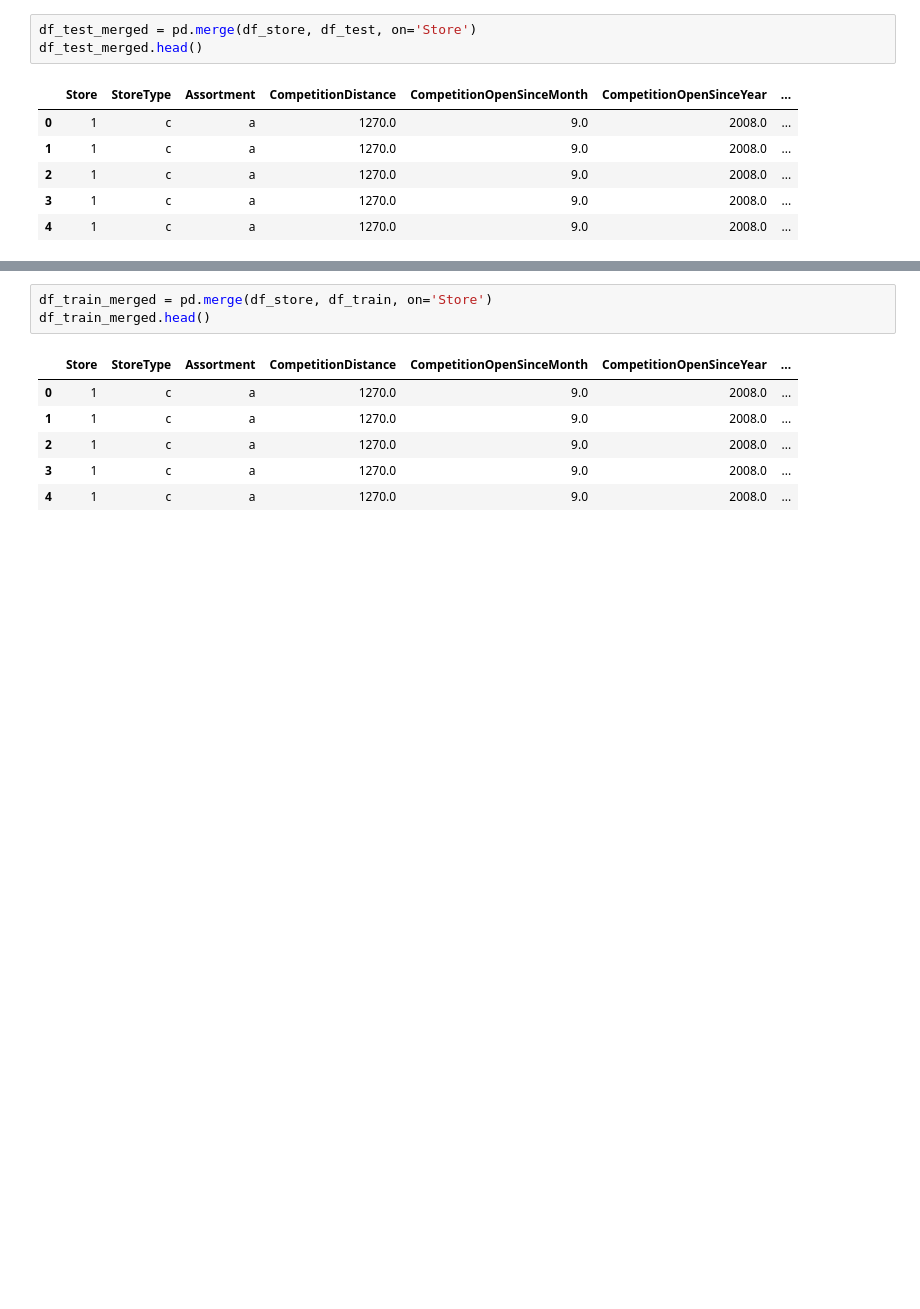
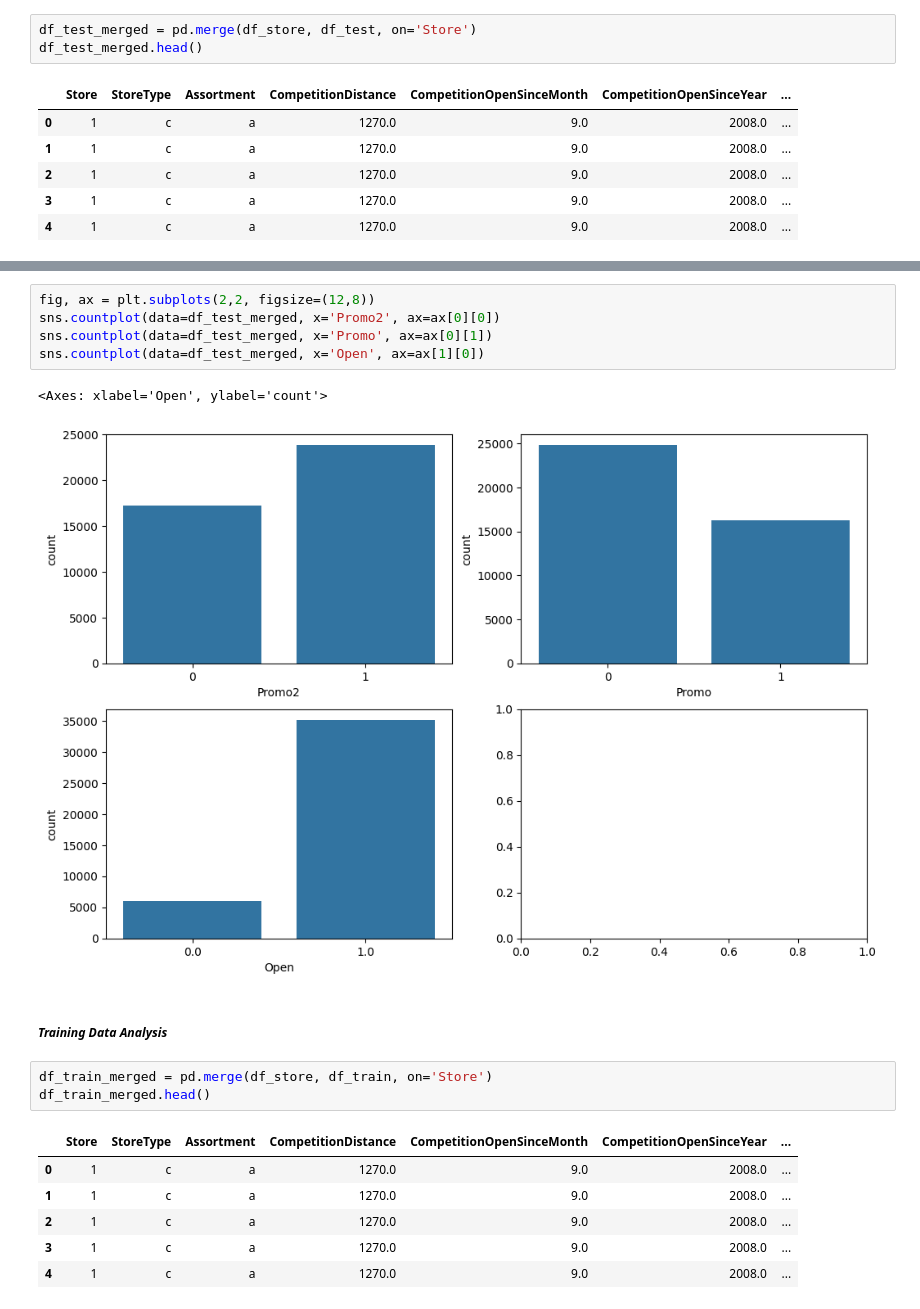
Before and after one commit to wastb/Sales-Predictive-Modelling, a Jupyter notebook: notebooks/data_exploration.ipynb, the cells around one changed output, grey strips where cells are left out. Drawn from its saved outputs; the diff is of its cells as text; blank space fills up the shorter version.

```diff
--- a/notebooks/data_exploration.ipynb
+++ b/notebooks/data_exploration.ipynb
@@ -156,3 +167,13 @@ df_test_merged.head()
+# %%
+fig, ax = plt.subplots(2,2, figsize=(12,8))
+sns.countplot(data=df_test_merged, x='Promo2', ax=ax[0][0])
+sns.countplot(data=df_test_merged, x='Promo', ax=ax[0][1])
+sns.countplot(data=df_test_merged, x='Open', ax=ax[1][0])
+# %% [output]
+<Axes: xlabel='Open', ylabel='count'>
+[figure, added]
+# %% [markdown]
+##### ***Training Data Analysis***
 # %%
 df_train_merged = pd.merge(df_store, df_train, on='Store')
 df_train_merged.head()
```
Also changed, not shown: parts of 33 cells of this notebook.
